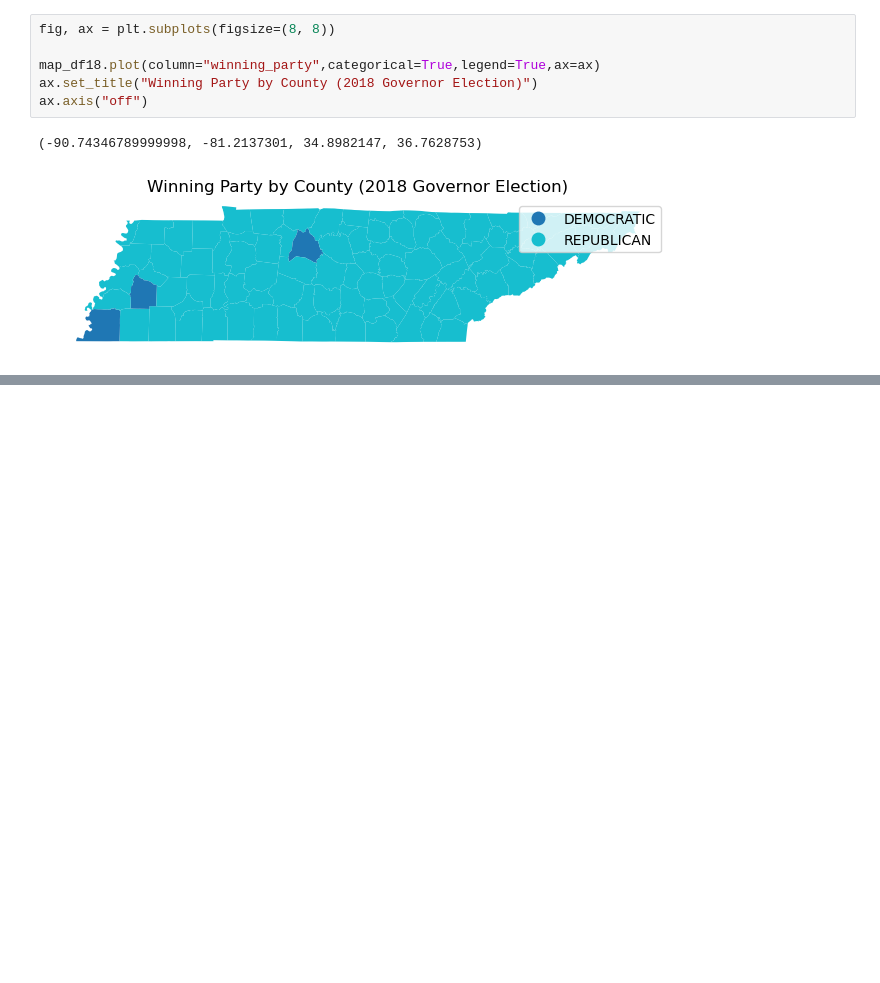
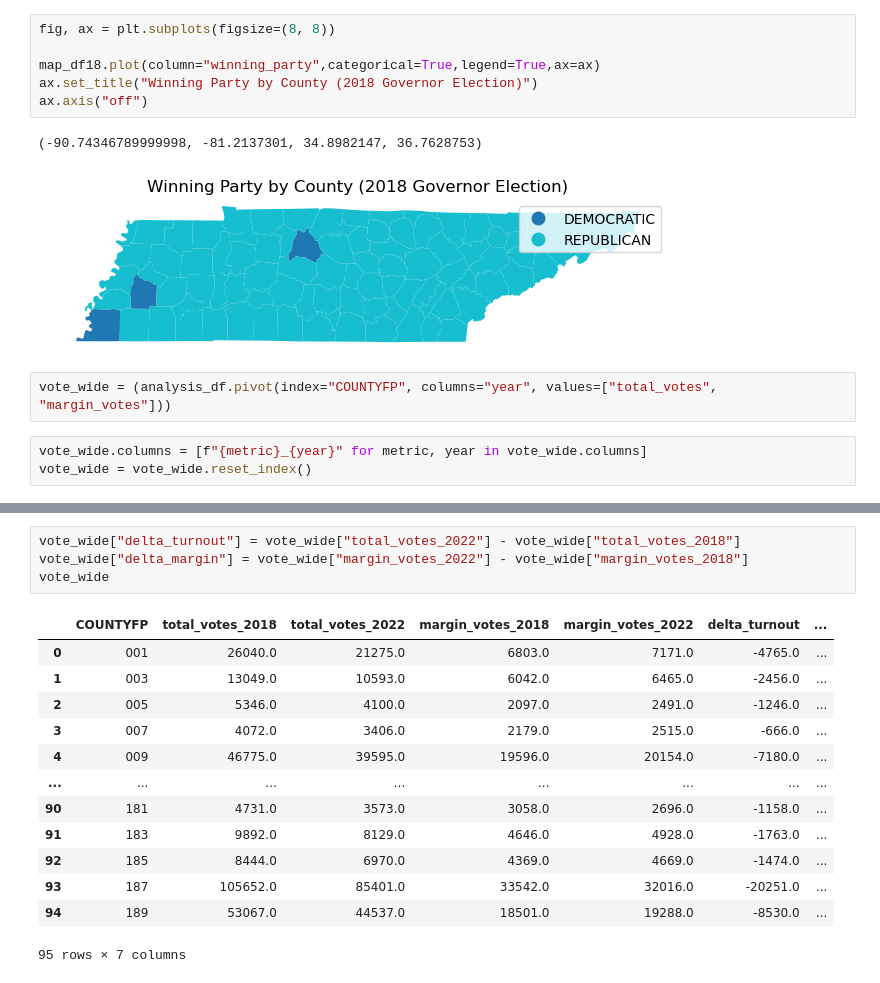
Before and after one commit to kanakgupta624/tn-redistricting-votingpatterns, a Jupyter notebook: Notebooks/Redistricting_Election_Geospatial.ipynb, the cells around one changed output, grey strips where cells are left out. Drawn from its saved outputs; the diff is of its cells as text; blank space fills up the shorter version.

```diff
--- a/Notebooks/Redistricting_Election_Geospatial.ipynb
+++ b/Notebooks/Redistricting_Election_Geospatial.ipynb
@@ -969,3 +969,8 @@ ax.axis("off")
 # %% [output]
 (-90.74346789999998, -81.2137301, 34.8982147, 36.7628753)
 [figure]
+# %%
+vote_wide = (analysis_df.pivot(index="COUNTYFP", columns="year", values=["total_votes", "margin_votes"]))
+# %%
+vote_wide.columns = [f"{metric}_{year}" for metric, year in vote_wide.columns]
+vote_wide = vote_wide.reset_index()
@@ -971,0 +993,18 @@ ax.axis("off")
+# %%
+vote_wide["delta_turnout"] = vote_wide["total_votes_2022"] - vote_wide["total_votes_2018"]
+vote_wide["delta_margin"] = vote_wide["margin_votes_2022"] - vote_wide["margin_votes_2018"]
+vote_wide
+# %% [output]
+|  | COUNTYFP | total_votes_2018 | total_votes_2022 | margin_votes_2018 | margin_votes_2022 | delta_turnout | ... |
+| 0 | 001 | 26040.0 | 21275.0 | 6803.0 | 7171.0 | -4765.0 | ... |
+| 1 | 003 | 13049.0 | 10593.0 | 6042.0 | 6465.0 | -2456.0 | ... |
+| 2 | 005 | 5346.0 | 4100.0 | 2097.0 | 2491.0 | -1246.0 | ... |
+| 3 | 007 | 4072.0 | 3406.0 | 2179.0 | 2515.0 | -666.0 | ... |
+| 4 | 009 | 46775.0 | 39595.0 | 19596.0 | 20154.0 | -7180.0 | ... |
+| ... | ... | ... | ... | ... | ... | ... | ... |
+| 90 | 181 | 4731.0 | 3573.0 | 3058.0 | 2696.0 | -1158.0 | ... |
+| 91 | 183 | 9892.0 | 8129.0 | 4646.0 | 4928.0 | -1763.0 | ... |
+| 92 | 185 | 8444.0 | 6970.0 | 4369.0 | 4669.0 | -1474.0 | ... |
+| 93 | 187 | 105652.0 | 85401.0 | 33542.0 | 32016.0 | -20251.0 | ... |
+| 94 | 189 | 53067.0 | 44537.0 | 18501.0 | 19288.0 | -8530.0 | ... |
+95 rows × 7 columns
```
Also changed, not shown: parts of 2 cells of this notebook.
